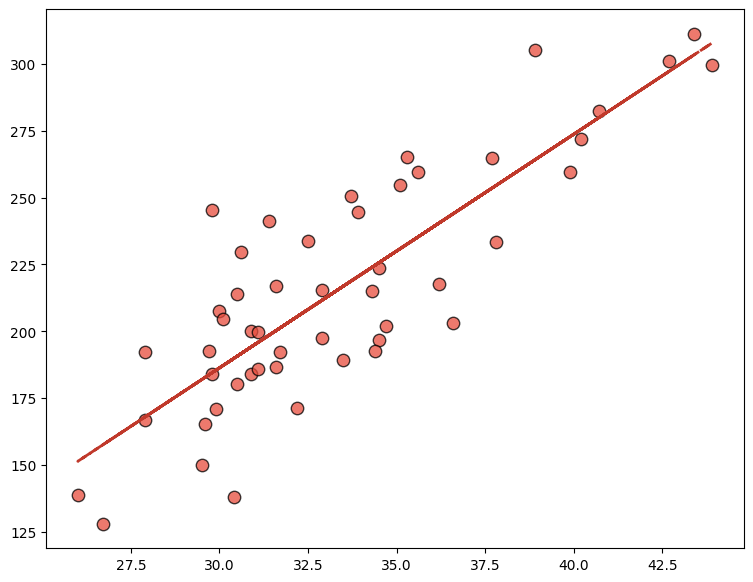
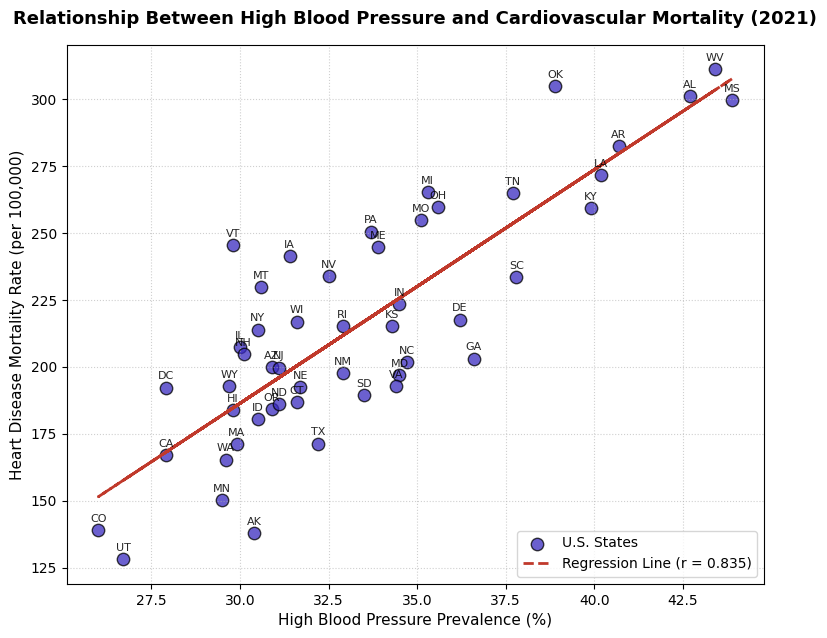
Unified diff of the notebook cell whose output changed from the first chart to the second:
--- before
+++ after
@@ -24,16 +24,10 @@
 slope, intercept, r_value, p_value, std_err = linregress(x, y)
 
-
 fig, ax = plt.subplots(figsize=(9, 7))
-ax.scatter(x, y, color='#e74c3c', alpha=0.75, edgecolors='black', s=80, label='U.S. States')
+ax.scatter(x, y, color='#3a2bc0', alpha=0.75, edgecolors='black', s=80, label='U.S. States')
 ax.plot(x, slope*x + intercept, color='#c0392b', linewidth=2, linestyle='--',
         label=f'Regression Line (r = {r_value:.3f})')
 
 
-# Plotting using subplots
-fig, ax = plt.subplots(figsize=(9, 7))
-ax.scatter(x, y, color='#e74c3c', alpha=0.75, edgecolors='black', s=80, label='U.S. States')
-ax.plot(x, slope*x + intercept, color='#c0392b', linewidth=2, linestyle='--',
-        label=f'Regression Line (r = {r_value:.3f})')
 
 # Annotate all state codes

Commit: Created using Colab